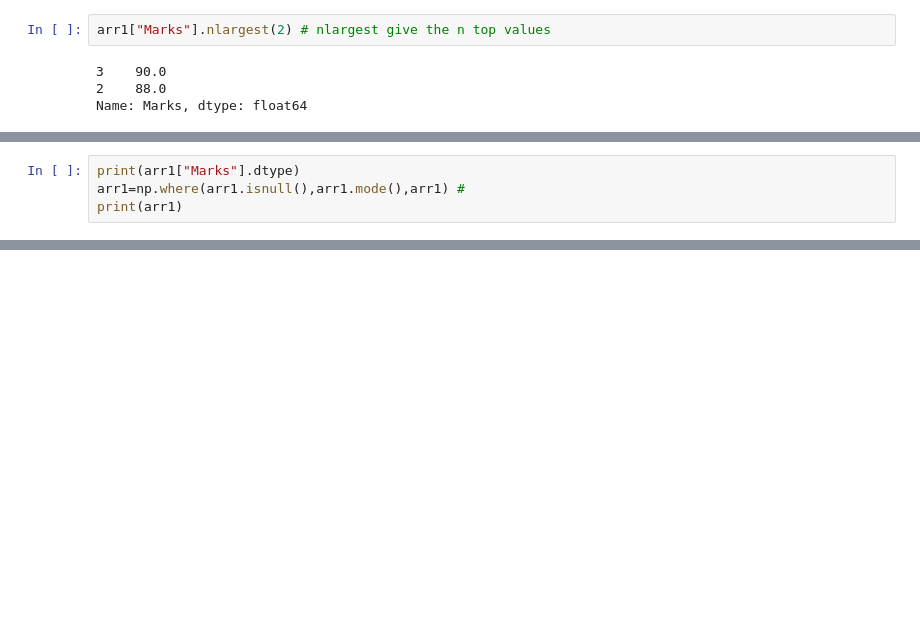
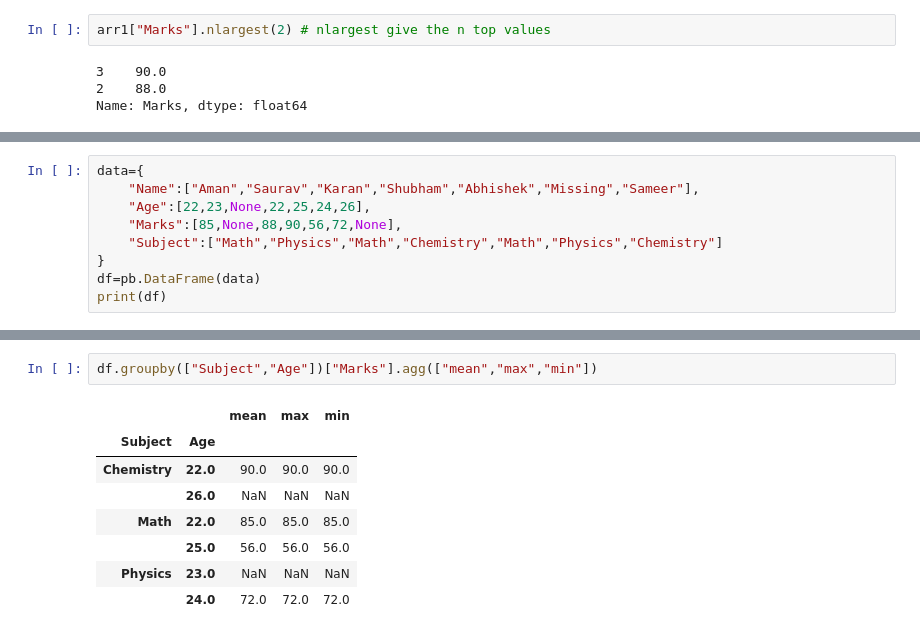
Before and after one commit to TalupulaYaswanth/Foundations_to_ML, a Jupyter notebook: pandas/pb1.ipynb, the cells around one changed output, grey strips where cells are left out. Cells and saved outputs as stored; diff of their text form; blank space fills up the shorter version.

```diff
--- a/pandas/pb1.ipynb
+++ b/pandas/pb1.ipynb
@@ -323,5 +332,10 @@ Name: Marks, dtype: float64
 # %%
-print(arr1["Marks"].dtype)
-arr1=np.where(arr1.isnull(),arr1.mode(),arr1) #
-print(arr1)
+data={
+    "Name":["Aman","Saurav","Karan","Shubham","Abhishek","Missing","Sameer"],
+    "Age":[22,23,None,22,25,24,26],
+    "Marks":[85,None,88,90,56,72,None],
+    "Subject":["Math","Physics","Math","Chemistry","Math","Physics","Chemistry"]
+}
+df=pb.DataFrame(data)
+print(df)
 # %% [output]
@@ -328,0 +366,11 @@ IndexError: only integers, slices (`:`), ellipsis (`...`), numpy.newaxis (`None`
+# %%
+df.groupby(["Subject","Age"])["Marks"].agg(["mean","max","min"])
+# %% [output]
+|  |  | mean | max | min |
+| Subject | Age |  |  |  |
+| Chemistry | 22.0 | 90.0 | 90.0 | 90.0 |
+|  | 26.0 | NaN | NaN | NaN |
+| Math | 22.0 | 85.0 | 85.0 | 85.0 |
+|  | 25.0 | 56.0 | 56.0 | 56.0 |
+| Physics | 23.0 | NaN | NaN | NaN |
+|  | 24.0 | 72.0 | 72.0 | 72.0 |
```
Also changed, not shown: parts of 14 cells of this notebook.
